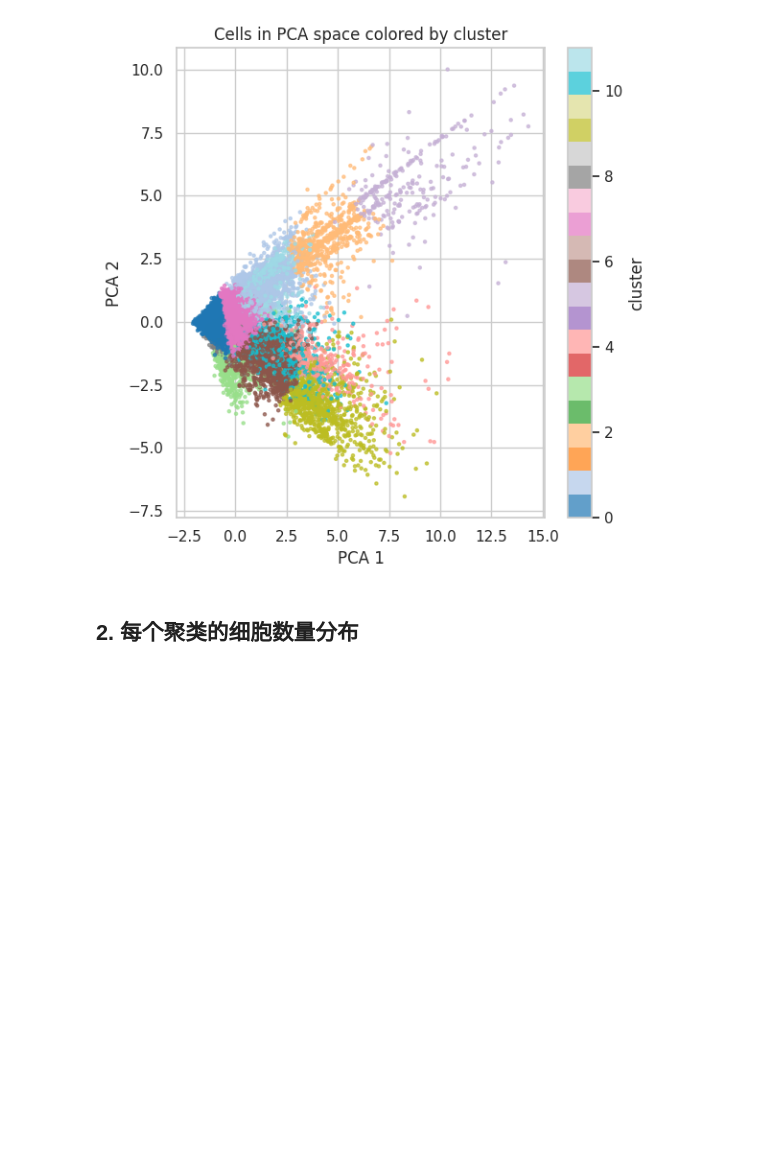
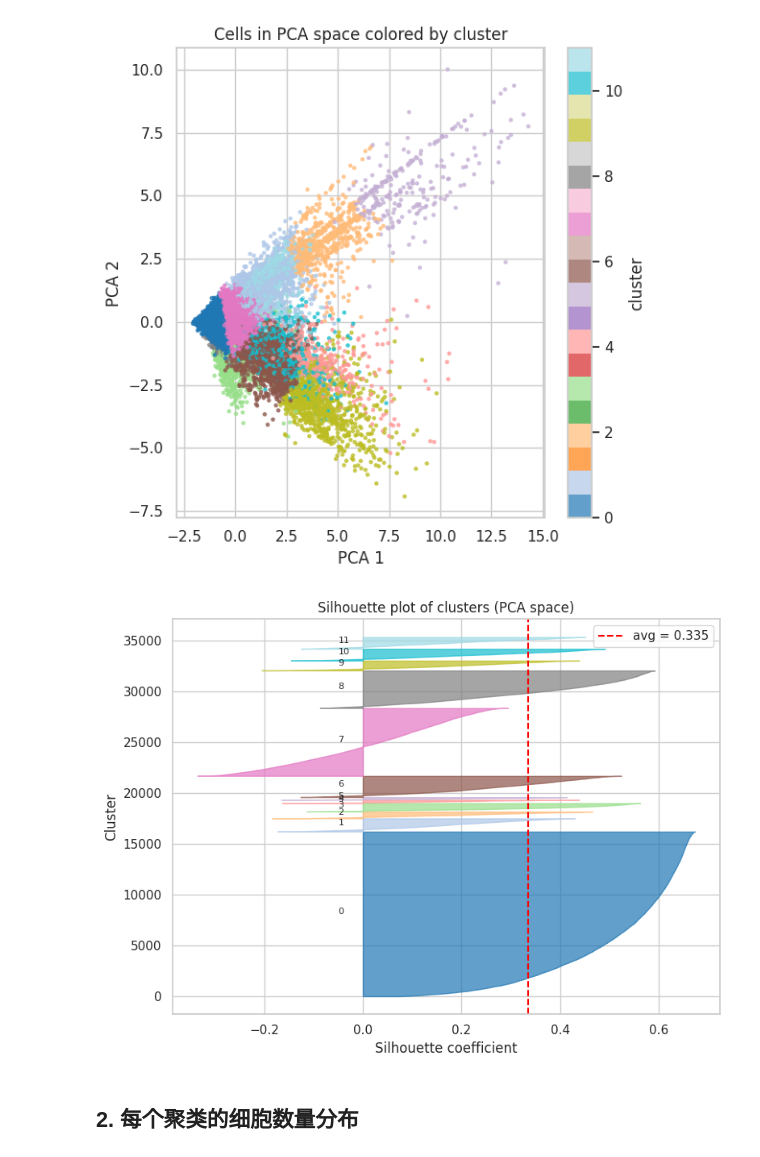
Before and after one commit to bulllllllllllllllet/MUF-Clust, a Jupyter notebook: notebooks/cluster_visualization.ipynb, the cells around one changed output. Drawn from its saved outputs; the diff is of its cells as text; code cells hidden in the pictures; blank space fills up the shorter version.

```diff
--- a/notebooks/cluster_visualization.ipynb
+++ b/notebooks/cluster_visualization.ipynb
@@ -81,6 +131,46 @@ plt.tight_layout()
 plt.show()
 # %% [output]
 [figure]
+# %%
+X = df[["pca_1", "pca_2", "pca_3", "pca_4", "pca_5", "pca_6"]].values
+labels = df["cluster"].astype(int).values
+
+silhouette_avg = silhouette_score(X, labels)
+sample_silhouette_values = silhouette_samples(X, labels)
+
+n_clusters = len(np.unique(labels))
+
+plt.figure(figsize=(8, 6))
+y_lower = 10
+for i, c in enumerate(sorted(np.unique(labels))):
+    ith_cluster_silhouette_values = sample_silhouette_values[labels == c]
+    ith_cluster_silhouette_values.sort()
+    size_cluster_i = ith_cluster_silhouette_values.shape[0]
+    y_upper = y_lower + size_cluster_i
+
+    color = plt.cm.tab20(float(i) / max(1, n_clusters - 1))
+    plt.fill_betweenx(
+        np.arange(y_lower, y_upper),
+        0,
+        ith_cluster_silhouette_values,
+        facecolor=color,
+        edgecolor=color,
+        alpha=0.7,
+    )
+
+    plt.text(-0.05, y_lower + 0.5 * size_cluster_i, str(c), fontsize=8)
+
+    y_lower = y_upper + 10
+
+plt.axvline(x=silhouette_avg, color="red", linestyle="--", label=f"avg = {silhouette_avg:.3f}")
+plt.xlabel("Silhouette coefficient")
+plt.ylabel("Cluster")
+plt.title("Silhouette plot of clusters (PCA space)")
+plt.legend()
+plt.tight_layout()
+plt.show()
+# %% [output]
+[figure, added]
 # %% [markdown]
 ## 2. 每个聚类的细胞数量分布
 # %%
```
Also changed, not shown: parts of 3 cells of this notebook, 13 other files.
